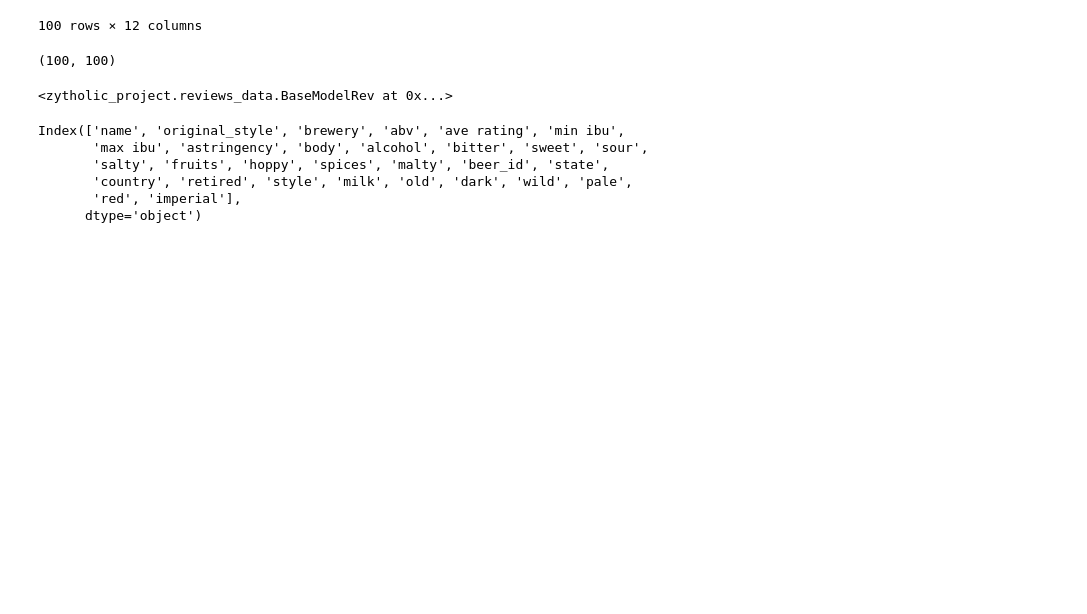
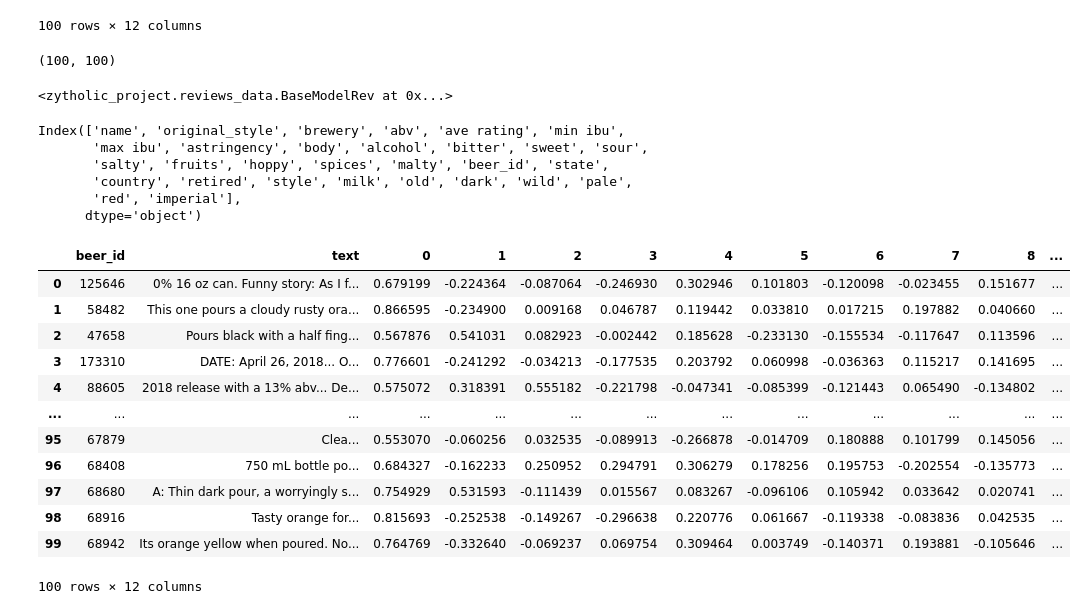
Before and after one commit to ltexp1998/zytholic_project, a Jupyter notebook: notebooks/Tfourny_Reviews_preproc.ipynb, the cells around one changed output. Cells and saved outputs as stored; diff of their text form; code cells hidden in the pictures; blank space fills up the shorter version.

Commit message:
reviews for merging

```diff
--- a/notebooks/Tfourny_Reviews_preproc.ipynb
+++ b/notebooks/Tfourny_Reviews_preproc.ipynb
@@ -213,3 +231,38 @@ Index(['name', 'original_style', 'brewery', 'abv', 'ave rating', 'min ibu',
 # %%
 working_df = pd.merge(working_df, dfrev, how='inner', on=['beer_id'])
 working_df = working_df.drop(columns='beer_id')
+# %%
+def reviews_featuring(dataframe):
+
+    #Define a TF-IDF Vectorizer Object. Remove all english stop words such as 'the', 'a'
+    tfidf = TfidfVectorizer(stop_words='english',
+                        token_pattern='[a-z]+\w*',
+                        min_df=20)
+
+    #Construct the required TF-IDF matrix by fitting and transforming the data
+    tfidf_matrix = tfidf.fit_transform(dataframe['text'])
+
+    #Fit the SVD to create 10 new features
+    svd = TruncatedSVD(n_components=10, n_iter=10, random_state=42)
+    svd.fit(tfidf_matrix)
+    feat = svd.transform(tfidf_matrix)
+    # Transform the new features into a dataframe
+    feat = pd.DataFrame(feat)
+    result = pd.concat([dataframe, feat], axis=1, join="inner")
+    return result
+# %%
+reviews_featuring(dfrev)
+# %% [output]
+|  | beer_id | text | 0 | 1 | 2 | 3 | 4 | 5 | 6 | 7 | 8 | ... |
+| 0 | 125646 | 0% 16 oz can. Funny story: As I f... | 0.679199 | -0.224364 | -0.087064 | -0.246930 | 0.302946 | 0.101803 | -0.120098 | -0.023455 | 0.151677 | ... |
+| 1 | 58482 | This one pours a cloudy rusty ora... | 0.866595 | -0.234900 | 0.009168 | 0.046787 | 0.119442 | 0.033810 | 0.017215 | 0.197882 | 0.040660 | ... |
+| 2 | 47658 | Pours black with a half fing... | 0.567876 | 0.541031 | 0.082923 | -0.002442 | 0.185628 | -0.233130 | -0.155534 | -0.117647 | 0.113596 | ... |
+| 3 | 173310 | DATE: April 26, 2018... O... | 0.776601 | -0.241292 | -0.034213 | -0.177535 | 0.203792 | 0.060998 | -0.036363 | 0.115217 | 0.141695 | ... |
+| 4 | 88605 | 2018 release with a 13% abv... De... | 0.575072 | 0.318391 | 0.555182 | -0.221798 | -0.047341 | -0.085399 | -0.121443 | 0.065490 | -0.134802 | ... |
+| ... | ... | ... | ... | ... | ... | ... | ... | ... | ... | ... | ... | ... |
+| 95 | 67879 | Clea... | 0.553070 | -0.060256 | 0.032535 | -0.089913 | -0.266878 | -0.014709 | 0.180888 | 0.101799 | 0.145056 | ... |
+| 96 | 68408 | 750 mL bottle po... | 0.684327 | -0.162233 | 0.250952 | 0.294791 | 0.306279 | 0.178256 | 0.195753 | -0.202554 | -0.135773 | ... |
+| 97 | 68680 | A: Thin dark pour, a worryingly s... | 0.754929 | 0.531593 | -0.111439 | 0.015567 | 0.083267 | -0.096106 | 0.105942 | 0.033642 | 0.020741 | ... |
+| 98 | 68916 | Tasty orange for... | 0.815693 | -0.252538 | -0.149267 | -0.296638 | 0.220776 | 0.061667 | -0.119338 | -0.083836 | 0.042535 | ... |
+| 99 | 68942 | Its orange yellow when poured. No... | 0.764769 | -0.332640 | -0.069237 | 0.069754 | 0.309464 | 0.003749 | -0.140371 | 0.193881 | -0.105646 | ... |
+100 rows × 12 columns
```
Also changed, not shown: parts of 3 cells of this notebook, 1 other file.
